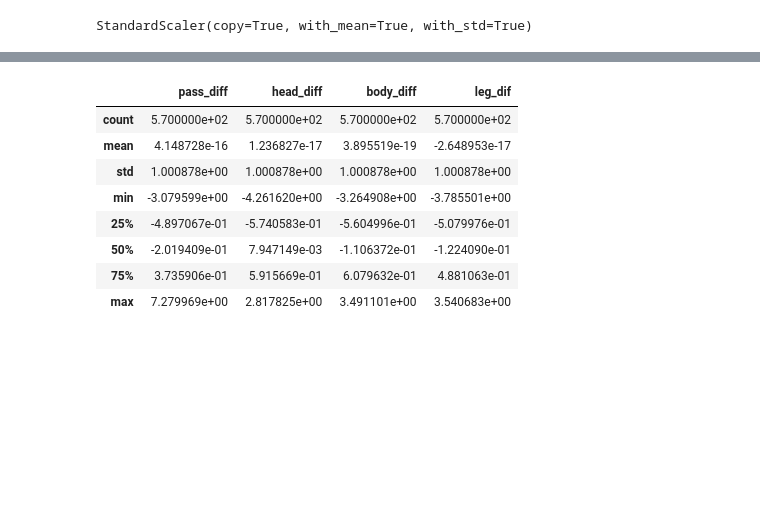
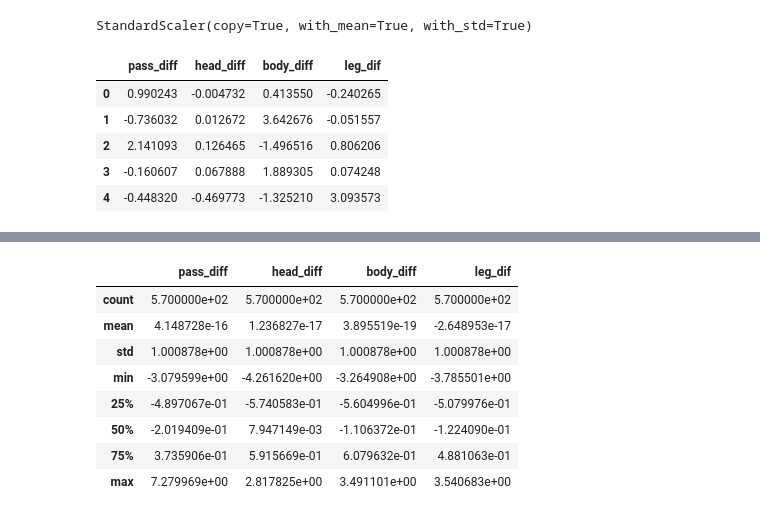
Before and after one commit to ihdorfman/DCDAT35final, a Jupyter notebook: 191012 EDA.ipynb, the cells around one changed output, grey strips where cells are left out. Saved outputs shown, nothing was run; the diff lists cells and outputs as text; code cells hidden in the pictures; blank space fills up the shorter version.

```diff
--- a/191012 EDA.ipynb
+++ b/191012 EDA.ipynb
@@ -147,6 +147,15 @@ X_test_scaled = test_scaler.transform(X_test)
 # confirm that that did what we wanted
 X_train_scaled_df = pd.DataFrame(X_train_scaled, columns=X.columns)
 X_test_scaled_df = pd.DataFrame(X_test_scaled, columns=X.columns)
+# %%
+X_train_scaled_df.head()
+# %% [output]
+|  | pass_diff | head_diff | body_diff | leg_dif |
+| 0 | 0.990243 | -0.004732 | 0.413550 | -0.240265 |
+| 1 | -0.736032 | 0.012672 | 3.642676 | -0.051557 |
+| 2 | 2.141093 | 0.126465 | -1.496516 | 0.806206 |
+| 3 | -0.160607 | 0.067888 | 1.889305 | 0.074248 |
+| 4 | -0.448320 | -0.469773 | -1.325210 | 3.093573 |
 # %%
 # Pickle training data set for future graphical work
 #X_train.to_pickle('data/train.pkl')
```
Also changed, not shown: parts of 2 cells of this notebook, 8 other files.
